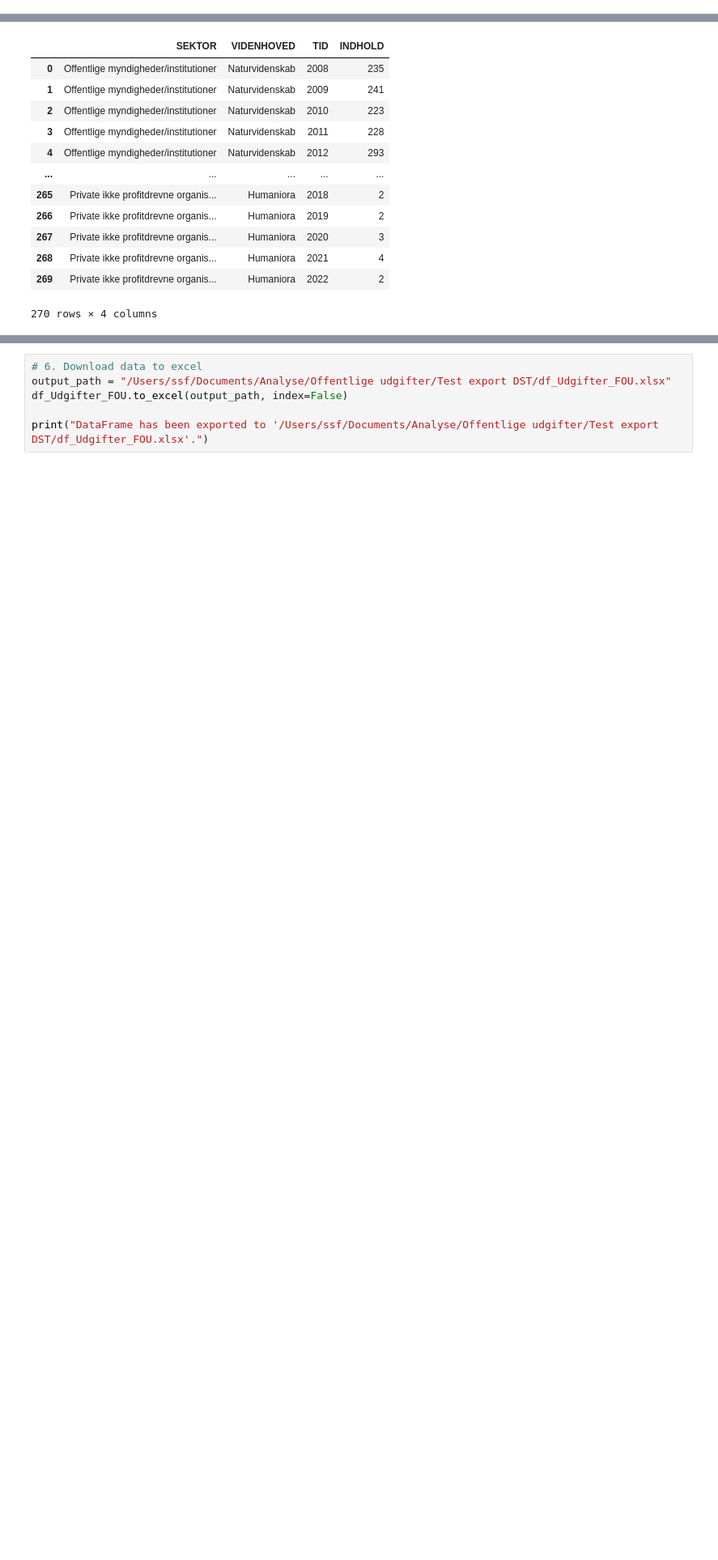
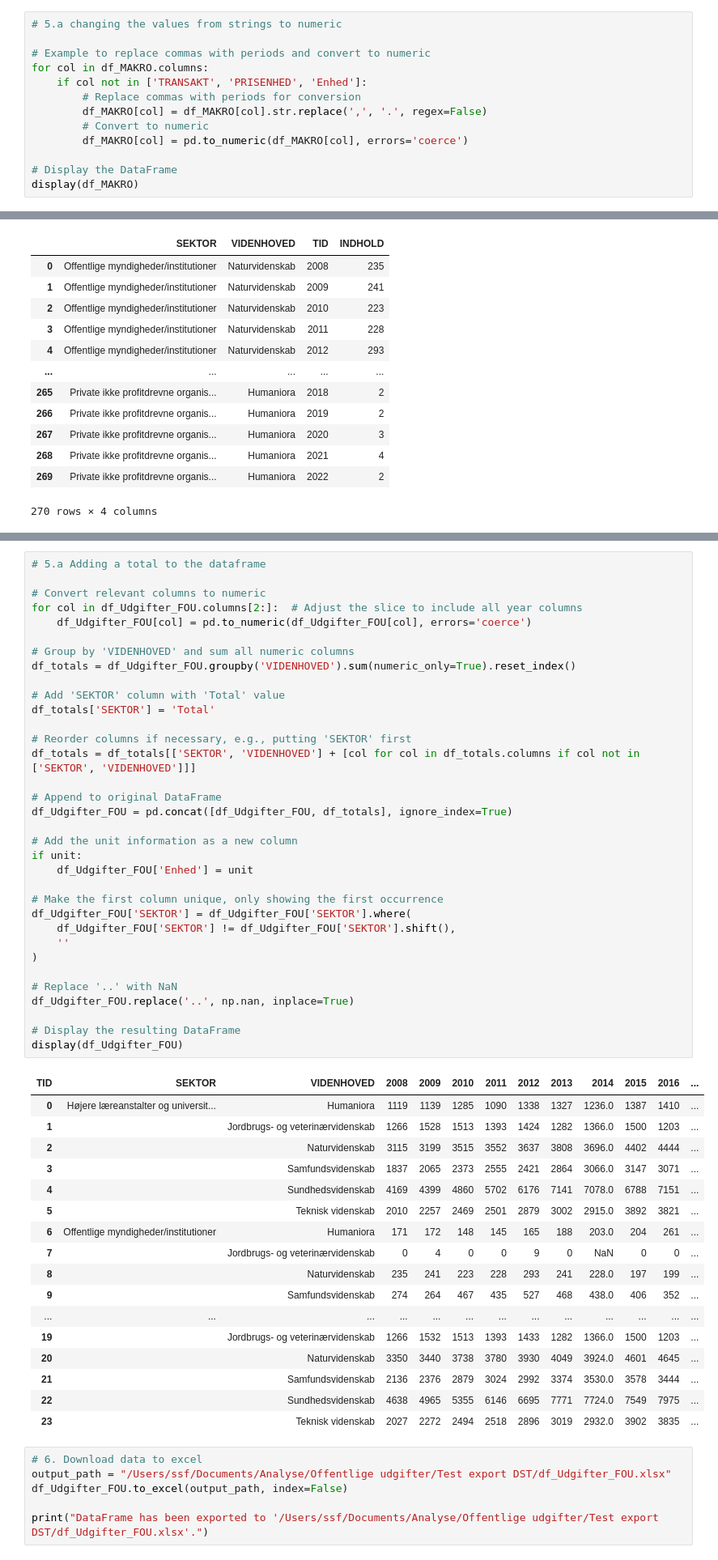
Before and after one commit to NNF-impact/API-to-extract-DST-data, a Jupyter notebook: DST_API.ipynb, the cells around one changed output, grey strips where cells are left out. Shown at 81% size. Cells and saved outputs as stored; diff of their text form; blank space fills up the shorter version.

Commit message:
adding a total + changing strings to numeric variables

```diff
--- a/DST_API.ipynb
+++ b/DST_API.ipynb
@@ -139,3 +139,16 @@ display(df_MAKRO)
 | 1 |  | Løbende priser, (mia. kr.) | 82,4 | 90,8 | 101,3 | 115,6 | 128,1 | 141,7 | 161,4 | 185,8 | ... | ... |
 | 2 |  | Realvækst i forhold til foregåend... | NaN | 5,9 | 5,9 | 6,8 | 1,9 | 3,2 | 3,8 | 4,7 | ... | ... |
 3 rows × 61 columns
+# %%
+# 5.a changing the values from strings to numeric
+
+# Example to replace commas with periods and convert to numeric
+for col in df_MAKRO.columns:
+    if col not in ['TRANSAKT', 'PRISENHED', 'Enhed']:
+        # Replace commas with periods for conversion
+        df_MAKRO[col] = df_MAKRO[col].str.replace(',', '.', regex=False)
+        # Convert to numeric
+        df_MAKRO[col] = pd.to_numeric(df_MAKRO[col], errors='coerce')
+
+# Display the DataFrame
+display(df_MAKRO)
@@ -514,3 +520,55 @@ display(df_Udgifter_FOU)
+# %%
+# 5.a Adding a total to the dataframe
+
+# Convert relevant columns to numeric
+for col in df_Udgifter_FOU.columns[2:]:  # Adjust the slice to include all year columns
+    df_Udgifter_FOU[col] = pd.to_numeric(df_Udgifter_FOU[col], errors='coerce')
+
+# Group by 'VIDENHOVED' and sum all numeric columns
+df_totals = df_Udgifter_FOU.groupby('VIDENHOVED').sum(numeric_only=True).reset_index()
+
+# Add 'SEKTOR' column with 'Total' value
+df_totals['SEKTOR'] = 'Total'
+
+# Reorder columns if necessary, e.g., putting 'SEKTOR' first
+df_totals = df_totals[['SEKTOR', 'VIDENHOVED'] + [col for col in df_totals.columns if col not in ['SEKTOR', 'VIDENHOVED']]]
+
+# Append to original DataFrame
+df_Udgifter_FOU = pd.concat([df_Udgifter_FOU, df_totals], ignore_index=True)
+
+# Add the unit information as a new column
+if unit:
+    df_Udgifter_FOU['Enhed'] = unit
+
+# Make the first column unique, only showing the first occurrence
+df_Udgifter_FOU['SEKTOR'] = df_Udgifter_FOU['SEKTOR'].where(
+    df_Udgifter_FOU['SEKTOR'] != df_Udgifter_FOU['SEKTOR'].shift(),
+    ''
+)
+
+# Replace '..' with NaN
+df_Udgifter_FOU.replace('..', np.nan, inplace=True)
+
+# Display the resulting DataFrame
+display(df_Udgifter_FOU)
+# %% [output]
+| TID | SEKTOR | VIDENHOVED | 2008 | 2009 | 2010 | 2011 | 2012 | 2013 | 2014 | 2015 | 2016 | ... |
+| 0 | Højere læreanstalter og universit... | Humaniora | 1119 | 1139 | 1285 | 1090 | 1338 | 1327 | 1236.0 | 1387 | 1410 | ... |
+| 1 |  | Jordbrugs- og veterinærvidenskab | 1266 | 1528 | 1513 | 1393 | 1424 | 1282 | 1366.0 | 1500 | 1203 | ... |
+| 2 |  | Naturvidenskab | 3115 | 3199 | 3515 | 3552 | 3637 | 3808 | 3696.0 | 4402 | 4444 | ... |
+| 3 |  | Samfundsvidenskab | 1837 | 2065 | 2373 | 2555 | 2421 | 2864 | 3066.0 | 3147 | 3071 | ... |
+| 4 |  | Sundhedsvidenskab | 4169 | 4399 | 4860 | 5702 | 6176 | 7141 | 7078.0 | 6788 | 7151 | ... |
+| 5 |  | Teknisk videnskab | 2010 | 2257 | 2469 | 2501 | 2879 | 3002 | 2915.0 | 3892 | 3821 | ... |
+| 6 | Offentlige myndigheder/institutioner | Humaniora | 171 | 172 | 148 | 145 | 165 | 188 | 203.0 | 204 | 261 | ... |
+| 7 |  | Jordbrugs- og veterinærvidenskab | 0 | 4 | 0 | 0 | 9 | 0 | NaN | 0 | 0 | ... |
+| 8 |  | Naturvidenskab | 235 | 241 | 223 | 228 | 293 | 241 | 228.0 | 197 | 199 | ... |
+| 9 |  | Samfundsvidenskab | 274 | 264 | 467 | 435 | 527 | 468 | 438.0 | 406 | 352 | ... |
+| ... | ... | ... | ... | ... | ... | ... | ... | ... | ... | ... | ... | ... |
+| 19 |  | Jordbrugs- og veterinærvidenskab | 1266 | 1532 | 1513 | 1393 | 1433 | 1282 | 1366.0 | 1500 | 1203 | ... |
+| 20 |  | Naturvidenskab | 3350 | 3440 | 3738 | 3780 | 3930 | 4049 | 3924.0 | 4601 | 4645 | ... |
+| 21 |  | Samfundsvidenskab | 2136 | 2376 | 2879 | 3024 | 2992 | 3374 | 3530.0 | 3578 | 3444 | ... |
+| 22 |  | Sundhedsvidenskab | 4638 | 4965 | 5355 | 6146 | 6695 | 7771 | 7724.0 | 7549 | 7975 | ... |
+| 23 |  | Teknisk videnskab | 2027 | 2272 | 2494 | 2518 | 2896 | 3019 | 2932.0 | 3902 | 3835 | ... |
 # %%
 # 6. Download data to excel
 output_path = "/Users/ssf/Documents/Analyse/Offentlige udgifter/Test export DST/df_Udgifter_FOU.xlsx"
```
Also changed, not shown: parts of 4 cells of this notebook, 1 other file.
